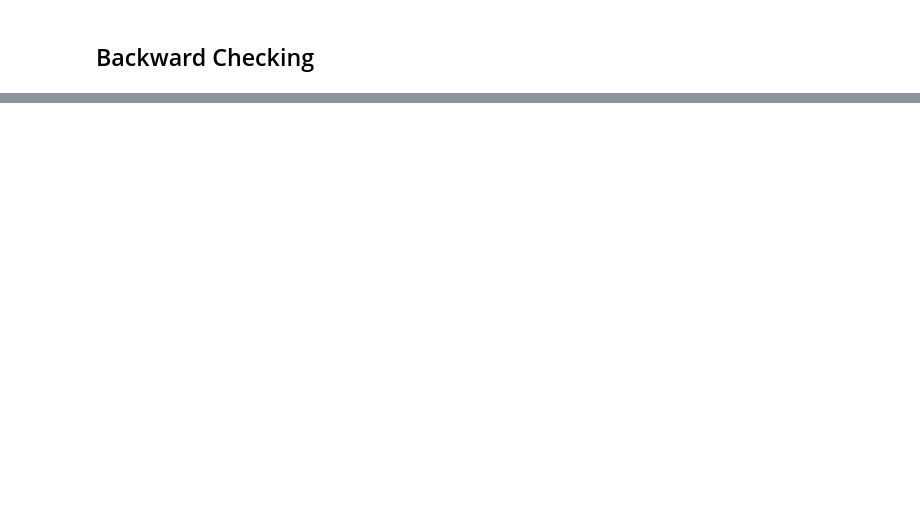
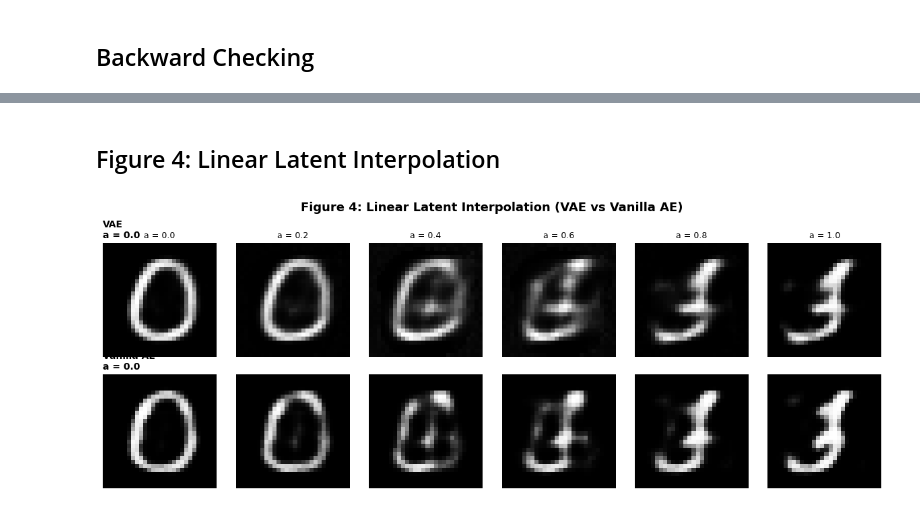
Before and after one commit to EdwinAntoniee/Tugas07_GenerativeModels_2802397306, a Jupyter notebook: stage1_classifier.ipynb, the cells around one changed output, grey strips where cells are left out. Cells and saved outputs as stored; diff of their text form; code cells hidden in the pictures; blank space fills up the shorter version.

```diff
--- a/stage1_classifier.ipynb
+++ b/stage1_classifier.ipynb
@@ -878,0 +949,33 @@ plt.show()
+# %% [markdown]
+## Figure 4: Linear Latent Interpolation
+# %%
+z_A_vae, _ = model_vae.encode(test_samples[0:1])
+z_B_vae, _ = model_vae.encode(test_samples[1:2])
+z_A_ae = model_v_ae.encoder(test_samples[0:1].view(1, -1))
+z_B_ae = model_v_ae.encoder(test_samples[1:2].view(1, -1))
+
+alphas = [0.0, 0.2, 0.4, 0.6, 0.8, 1.0]
+fig4, axes = plt.subplots(2, 6, figsize=(12, 4.5))
+with torch.no_grad():
+    for idx, a in enumerate(alphas):
+        z_interp_vae = (1 - a) * z_A_vae + a * z_B_vae
+        img_interp_vae = denorm(model_vae.decode(z_interp_vae)).cpu()
+        axes[0, idx].imshow(img_interp_vae[0, 0].numpy(), cmap='gray')
+        axes[0, idx].axis('off')
+        axes[0, idx].set_title(f"a = {a:.1f}", fontsize=9)
+        if idx == 0:
+            axes[0, idx].set_title(f"VAE\na = {a:.1f}", fontsize=10, fontweight='bold', loc='left')
+
+        z_interp_ae = (1 - a) * z_A_ae + a * z_B_ae
+        img_interp_ae = denorm(model_v_ae.decoder(z_interp_ae).view(1, 1, 28, 28)).cpu()
+        axes[1, idx].imshow(img_interp_ae[0, 0].numpy(), cmap='gray')
+        axes[1, idx].axis('off')
+        if idx == 0:
+            axes[1, idx].set_title(f"Vanilla AE\na = {a:.1f}", fontsize=10, fontweight='bold', loc='left')
+
+plt.suptitle("Figure 4: Linear Latent Interpolation (VAE vs Vanilla AE)", fontsize=13, fontweight='bold')
+plt.tight_layout()
+plt.savefig("4_latent_interpolation.png", dpi=300)
+plt.show()
+# %% [output]
+[figure, added]
```
Also changed, not shown: parts of 26 cells of this notebook, 6 other files.
